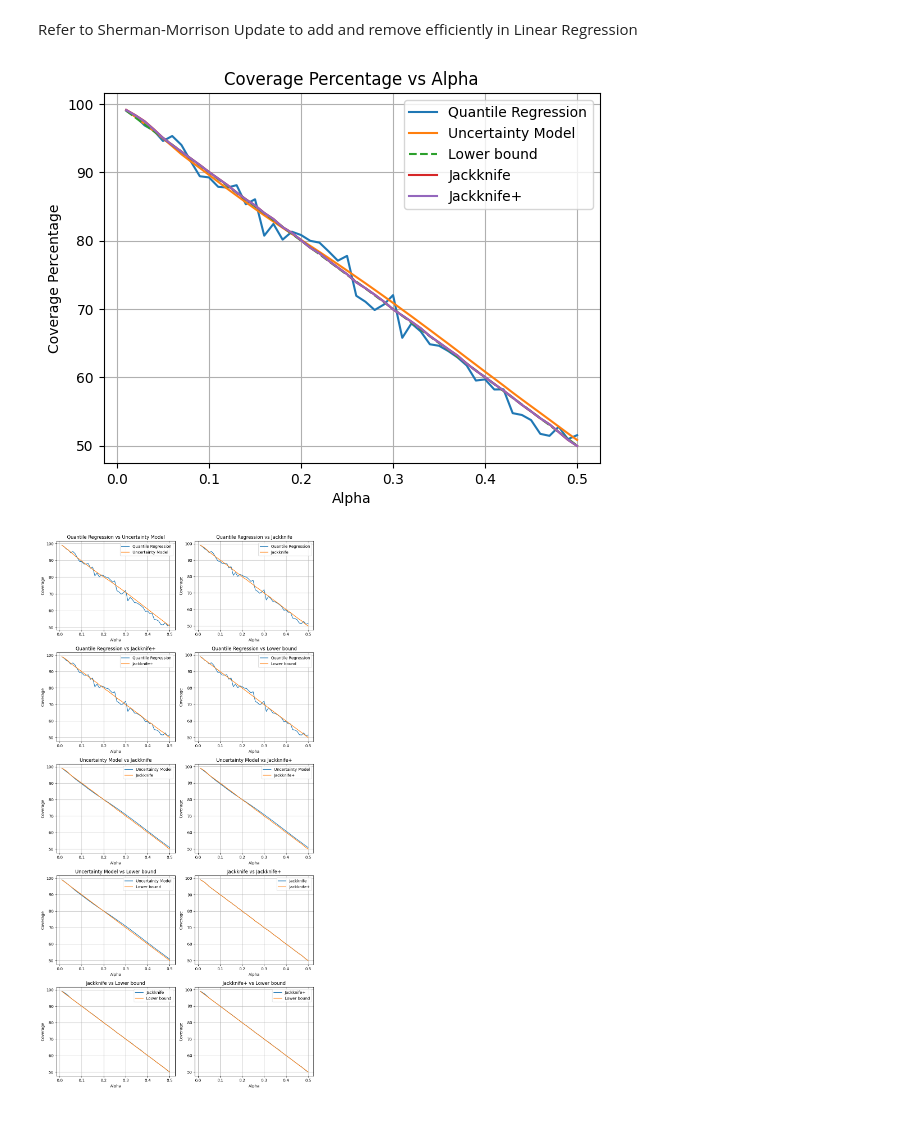
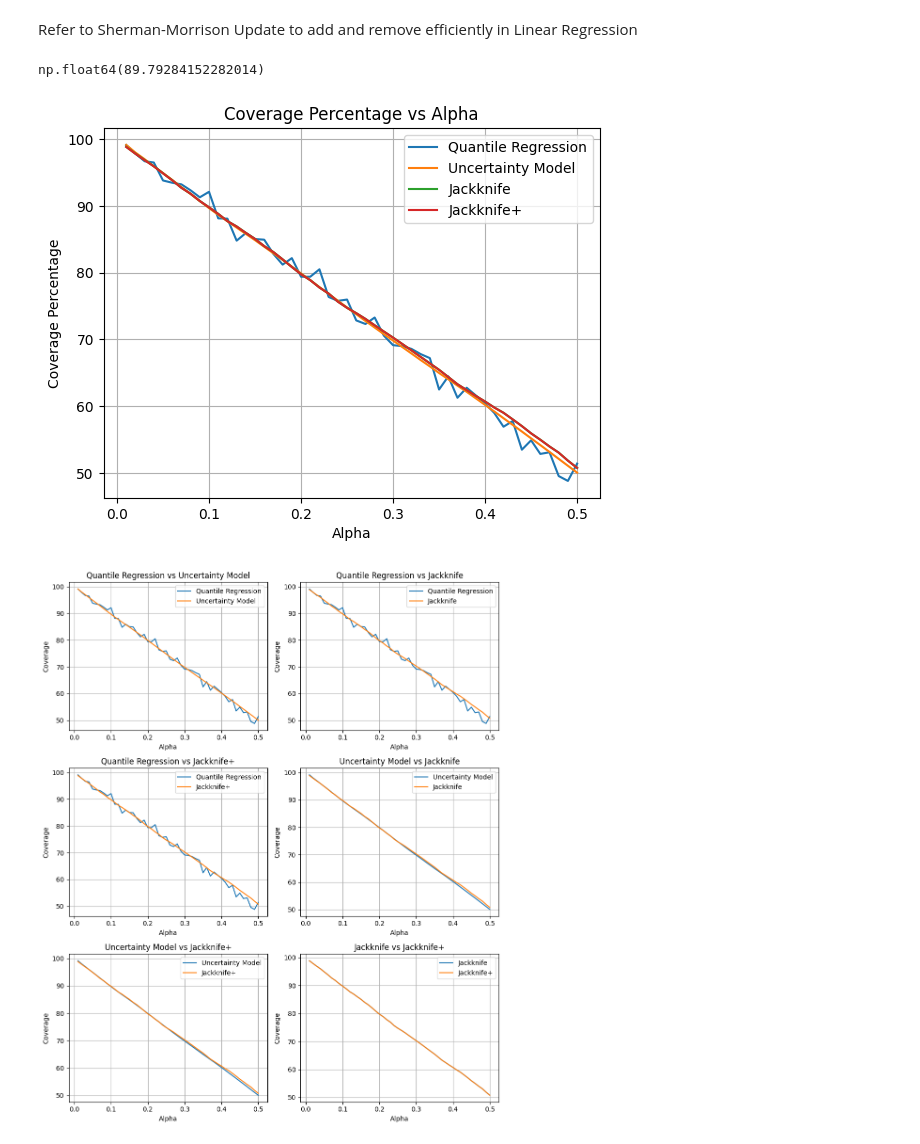
Before and after one commit to SidZRed/Conformal_Prediction, a Jupyter notebook: Regression_conformal.ipynb, the cells around one changed output. Drawn from its saved outputs; the diff is of its cells as text; code cells hidden in the pictures.

```diff
--- a/Regression_conformal.ipynb
+++ b/Regression_conformal.ipynb
@@ -221,10 +221,10 @@ A_inv = np.linalg.inv(A)                     # (X^T X)^-1
 w = A_inv @ X_train_bias.T @ y_train         # (X^T X)^-1 X^T y
 # %%
 
-score_array = np.array([0.0]*X_test.shape[0])
-for i in range(len(X_test_bias)):
-	x = X_test_bias[i]
-	y = y_test_cpy[i]
+score_array = np.array([0.0]*X_train_bias.shape[0])
+for i in range(len(X_train_bias)):
+	x = X_train_bias[i]
+	y = y_train[i]
 	x = x.reshape(1, -1)
 	numerator = A_inv @ x.T @ x@A_inv
 	denominator = 1-x@A_inv @ x.T
@@ -271,0 +252,32 @@ def getCvgJackknife(alpha):
+# %%
+def getCvgJackknife_plus(alpha):
+	score_dict = [[] for i in range(len(X_test_bias))]
+	for i in range(len(X_train_bias)):
+		x = X_train_bias[i]
+		y = y_train[i]
+		x = x.reshape(1, -1)
+		denominator = 1-x@A_inv @ x.T
+		if(denominator == 0):
+			w_new = w
+		else:
+			numerator = A_inv @ x.T @ x@A_inv
+			A_inv_new = A_inv + numerator/denominator
+			w_new = w - A_inv_new @ x.T @ (y - x @ w)
+
+		for j in range(len(X_test_bias)):
+			score_dict[j].append(abs(X_test_bias[j] @w_new - score_array[i]))
+
+	#calculate coverage
+	coverage = 0
+	for i in range(len(X_test_bias)):
+		index_up = math.ceil((len(score_dict[i]) + 1) * (1 - alpha)) / len(score_dict[i])
+		index_low = math.floor((len(score_dict[i]) + 1) * (alpha)) / len(score_dict[i])
+		q_lower = np.quantile(score_dict[i], index_low)
+		q_upper = np.quantile(score_dict[i], index_up)
+		coverage += (y_test_cpy[i] >= (X_test_bias[i] @ w - q_upper)) & (y_test_cpy[i] <= (X_test_bias[i] @ w + q_lower))
+	coverage_percentage = (coverage/ len(X_test_bias)) * 100
+	return coverage_percentage
+# %%
+getCvgJackknife(0.1)
+# %% [output]
+np.float64(89.79284152282014)
@@ -275,20 +334,16 @@ coverage_quantile = []
 coverage_xgboost = []
 jackknife = []
 jackknife_plus = []
-base = []
 
 for a in alpha:
 	coverage_quantile.append(get_coverage_quantile_regression(a))
 	coverage_xgboost.append(get_coverage_xgboost(a))
-	base.append((1-a)*100)
-	x, y = getCvgJackknife(a)
-	jackknife.append(x)
-	jackknife_plus.append(y)
+	jackknife.append(getCvgJackknife(a))
+	jackknife_plus.append(getCvgJackknife_plus(a))
 import matplotlib.pyplot as plt
 
 plt.plot(alpha, coverage_quantile, label='Quantile Regression')
 plt.plot(alpha, coverage_xgboost, label='Uncertainty Model')
-plt.plot(alpha, base, label='Lower bound', linestyle='--')
 plt.plot(alpha, jackknife, label='Jackknife')
 plt.plot(alpha, jackknife_plus, label='Jackknife+')
 
@@ -299,7 +354,7 @@ plt.legend()
 plt.grid()
 plt.show()
 # %% [output]
-[figure, old version]
+[figure, new version]
 # %%
 import matplotlib.pyplot as plt
 import itertools
@@ -310,35 +365,34 @@ coverages = {
     'Uncertainty Model': coverage_xgboost,
     'Jackknife': jackknife,
     'Jackknife+': jackknife_plus,
-    'Lower bound': base
 }
 
 # Generate all unique pairs (excluding self-pairs)
 pairs = list(itertools.combinations(coverages.items(), 2))
 
 # Set up subplots: n rows, 2 columns
 n = len(pairs)
 cols = 2
 rows = (n + 1) // 2
 
 fig, axes = plt.subplots(rows, cols, figsize=(10, 4 * rows))
 axes = axes.flatten()
 
 # Plot each pair
 for ax, ((label1, data1), (label2, data2)) in zip(axes, pairs):
     ax.plot(alpha, data1, label=label1)
     ax.plot(alpha, data2, label=label2)
     ax.set_xlabel("Alpha")
     ax.set_ylabel("Coverage")
     ax.set_title(f"{label1} vs {label2}")
     ax.legend()
     ax.grid(True)
 
 # Hide any extra axes
 for i in range(len(pairs), len(axes)):
     fig.delaxes(axes[i])
 
 plt.tight_layout()
 plt.show()
 # %% [output]
-[figure, old version]
+[figure, new version]
```
Also changed, not shown: parts of 5 cells of this notebook, 5 other files.
